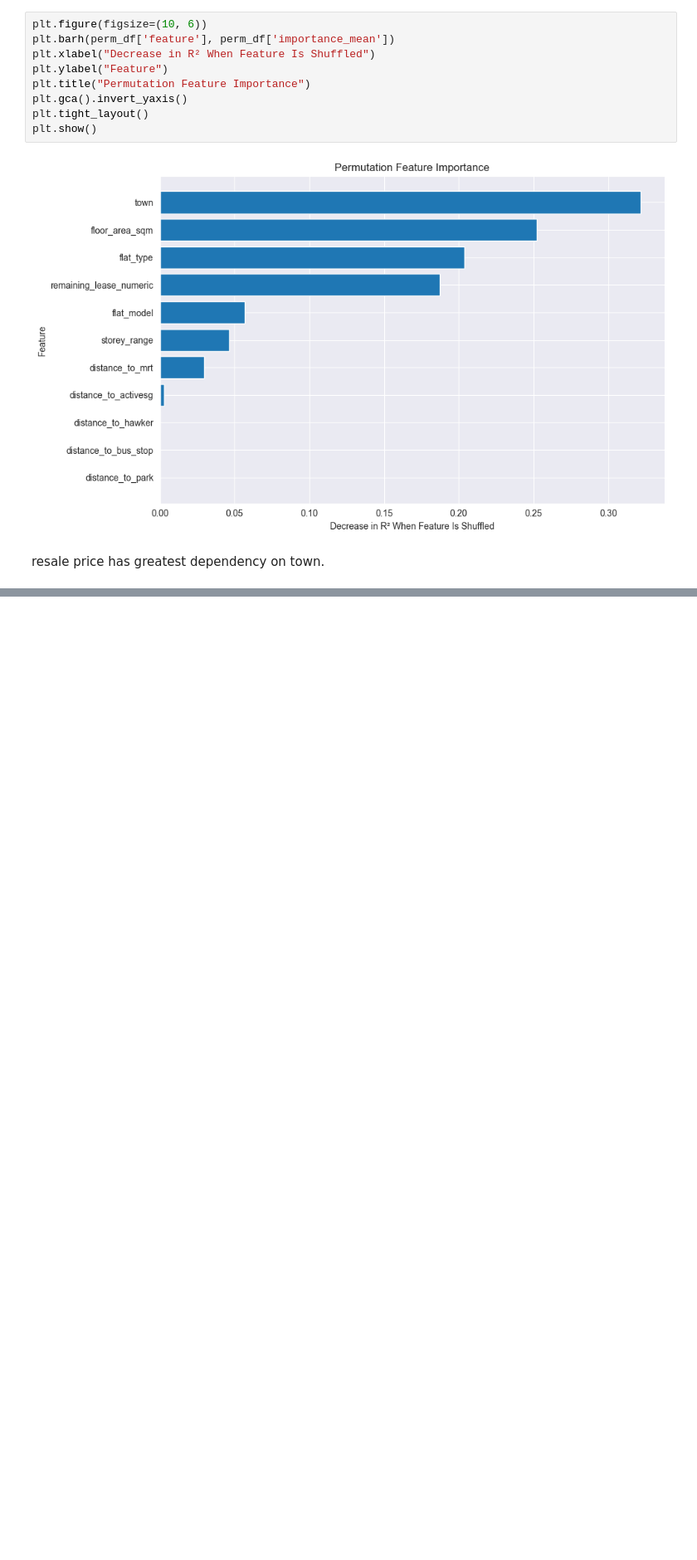
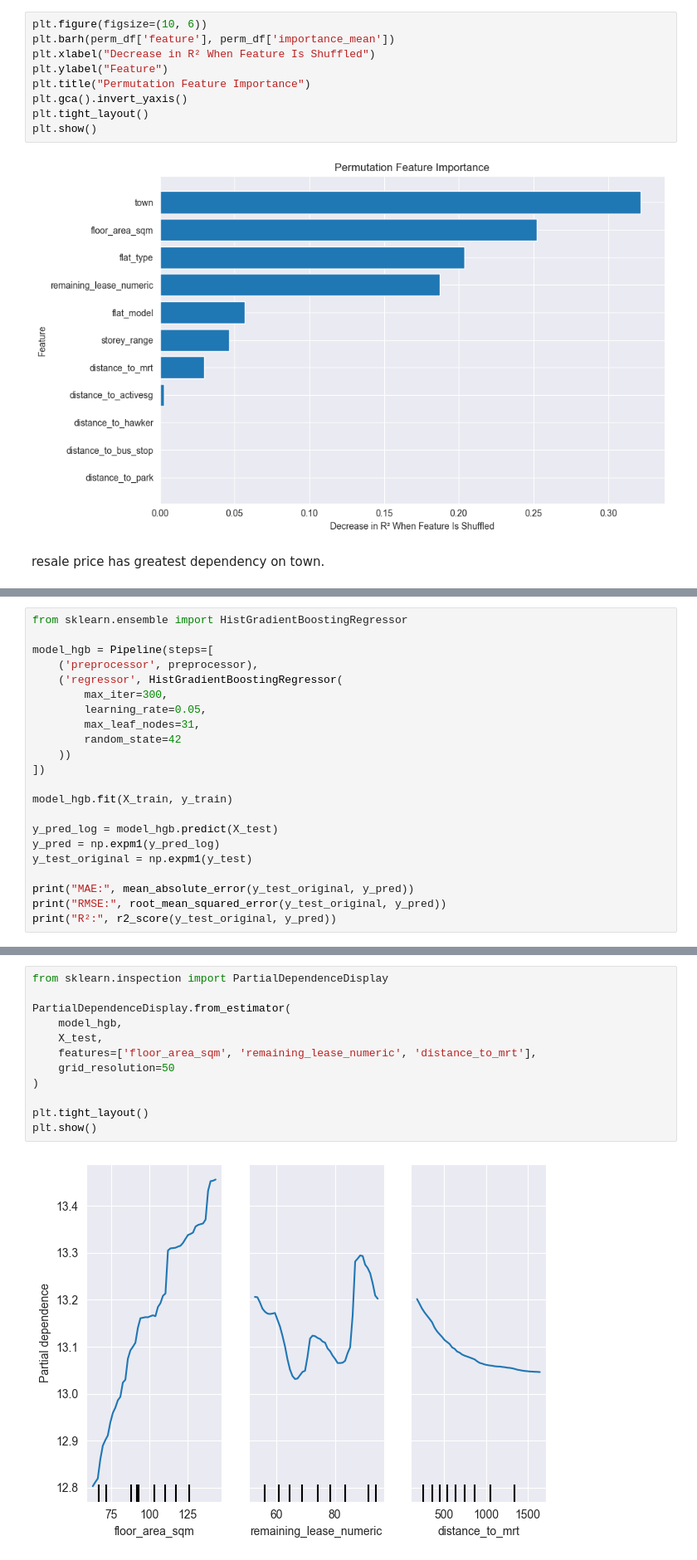
Before and after one commit to yume-24/Introductory-data-science-PBL-1-, a Jupyter notebook: PBL1.ipynb, the cells around one changed output, grey strips where cells are left out. Shown at 83% size. Cells and saved outputs as stored; diff of their text form; blank space fills up the shorter version.

```diff
--- a/PBL1.ipynb
+++ b/PBL1.ipynb
@@ -343,0 +477,22 @@ resale price has greatest dependency on town.
+# %%
+from sklearn.ensemble import HistGradientBoostingRegressor
+
+model_hgb = Pipeline(steps=[
+    ('preprocessor', preprocessor),
+    ('regressor', HistGradientBoostingRegressor(
+        max_iter=300,
+        learning_rate=0.05,
+        max_leaf_nodes=31,
+        random_state=42
+    ))
+])
+
+model_hgb.fit(X_train, y_train)
+
+y_pred_log = model_hgb.predict(X_test)
+y_pred = np.expm1(y_pred_log)
+y_test_original = np.expm1(y_test)
+
+print("MAE:", mean_absolute_error(y_test_original, y_pred))
+print("RMSE:", root_mean_squared_error(y_test_original, y_pred))
+print("R²:", r2_score(y_test_original, y_pred))
@@ -343,0 +556,14 @@ resale price has greatest dependency on town.
+# %%
+from sklearn.inspection import PartialDependenceDisplay
+
+PartialDependenceDisplay.from_estimator(
+    model_hgb,
+    X_test,
+    features=['floor_area_sqm', 'remaining_lease_numeric', 'distance_to_mrt'],
+    grid_resolution=50
+)
+
+plt.tight_layout()
+plt.show()
+# %% [output]
+[figure, added]
```
Also changed, not shown: parts of 8 cells of this notebook, 1 other file.
